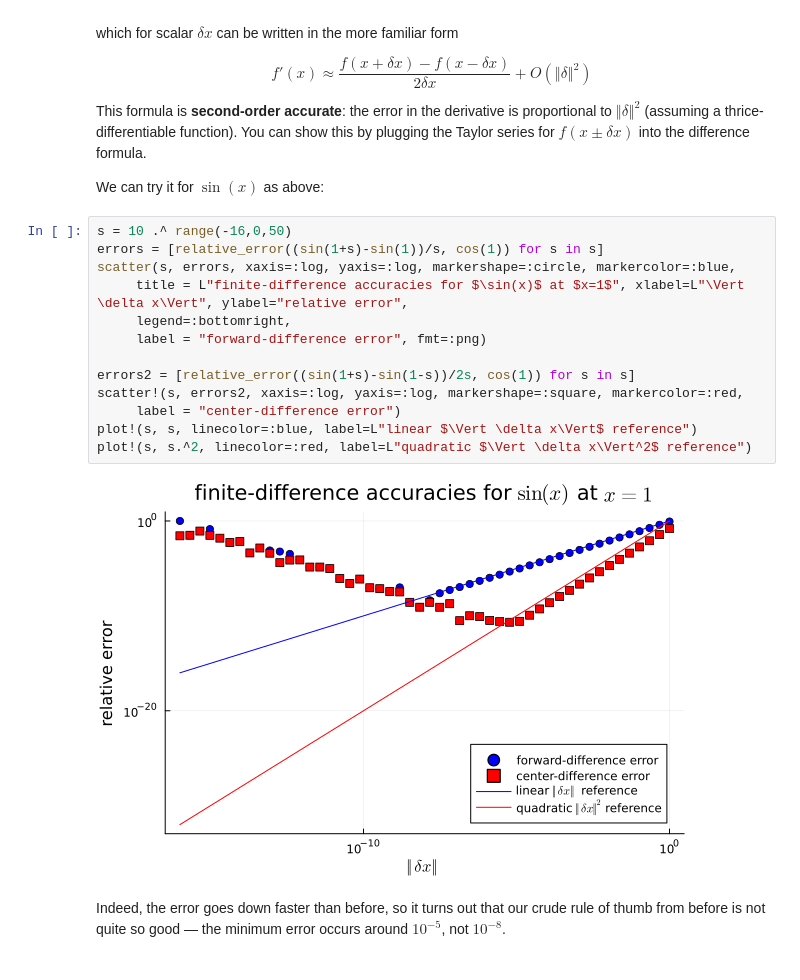
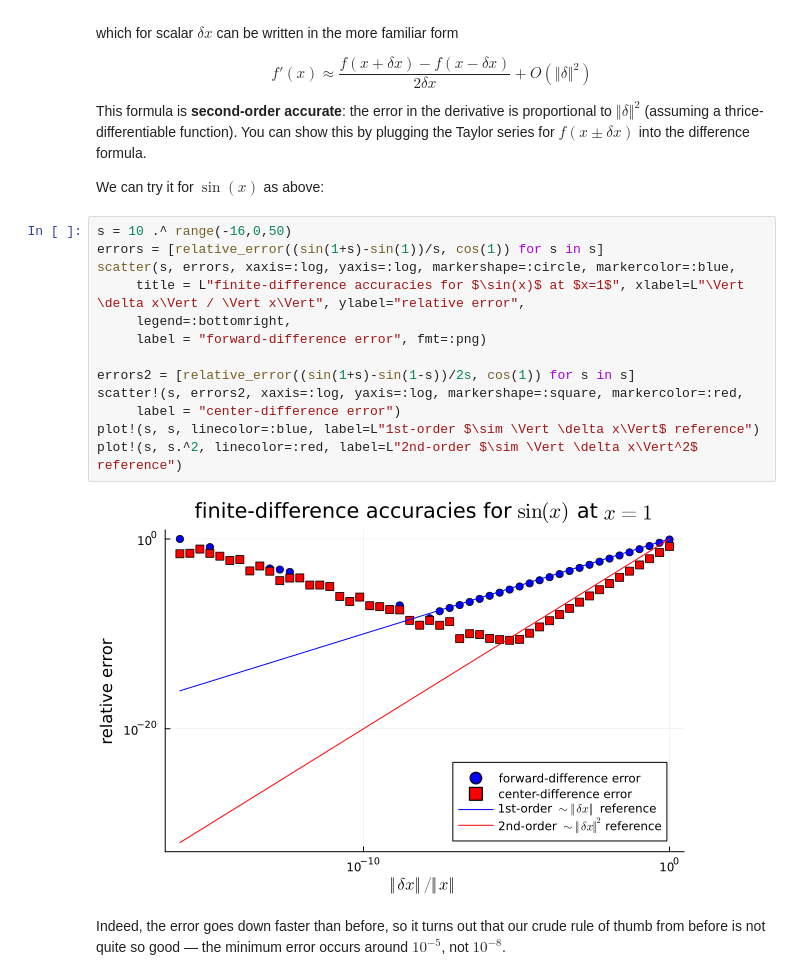
Before and after one commit to mitmath/matrixcalc, a Jupyter notebook: notes/Finite difference checks.ipynb, the cells around one changed output. Saved outputs shown, nothing was run; the diff lists cells and outputs as text.

```diff
--- a/notes/Finite difference checks.ipynb
+++ b/notes/Finite difference checks.ipynb
@@ -371,18 +372,18 @@ We can try it for $\sin(x)$ as above:
 # %%
 s = 10 .^ range(-16,0,50)
 errors = [relative_error((sin(1+s)-sin(1))/s, cos(1)) for s in s]
 scatter(s, errors, xaxis=:log, yaxis=:log, markershape=:circle, markercolor=:blue,
-     title = L"finite-difference accuracies for $\sin(x)$ at $x=1$", xlabel=L"\Vert \delta x\Vert", ylabel="relative error",
+     title = L"finite-difference accuracies for $\sin(x)$ at $x=1$", xlabel=L"\Vert \delta x\Vert / \Vert x\Vert", ylabel="relative error",
      legend=:bottomright,
      label = "forward-difference error", fmt=:png)
 
 errors2 = [relative_error((sin(1+s)-sin(1-s))/2s, cos(1)) for s in s]
 scatter!(s, errors2, xaxis=:log, yaxis=:log, markershape=:square, markercolor=:red,
      label = "center-difference error")
-plot!(s, s, linecolor=:blue, label=L"linear $\Vert \delta x\Vert$ reference")
-plot!(s, s.^2, linecolor=:red, label=L"quadratic $\Vert \delta x\Vert^2$ reference")
+plot!(s, s, linecolor=:blue, label=L"1st-order $\sim \Vert \delta x\Vert$ reference")
+plot!(s, s.^2, linecolor=:red, label=L"2nd-order $\sim \Vert \delta x\Vert^2$ reference")
 # %% [output]
-[figure, old version]
+[figure, new version]
 # %% [markdown]
 Indeed, the error goes down faster than before, so it turns out that our crude rule of thumb from before is not quite so good — the minimum error occurs around $10^{-5}$, not $10^{-8}$.
 # %% [markdown]
```
Also changed, not shown: parts of 16 cells of this notebook.
